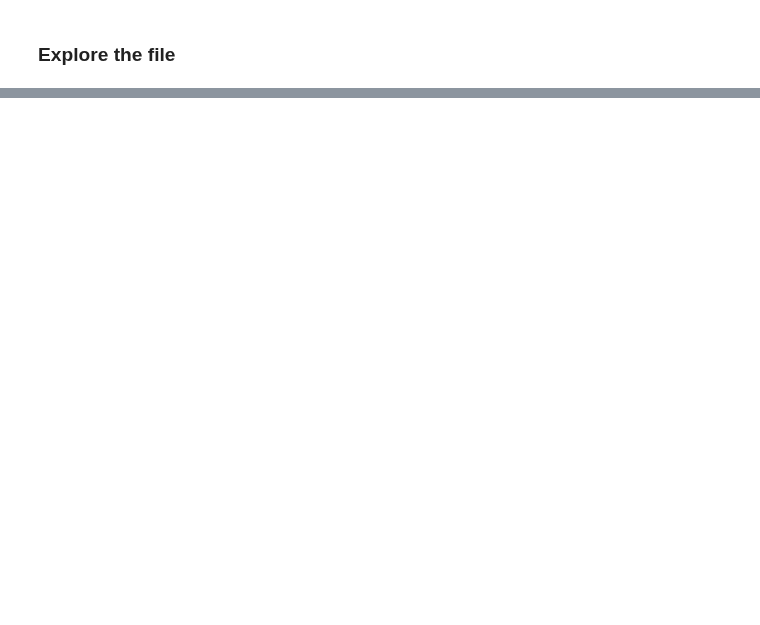
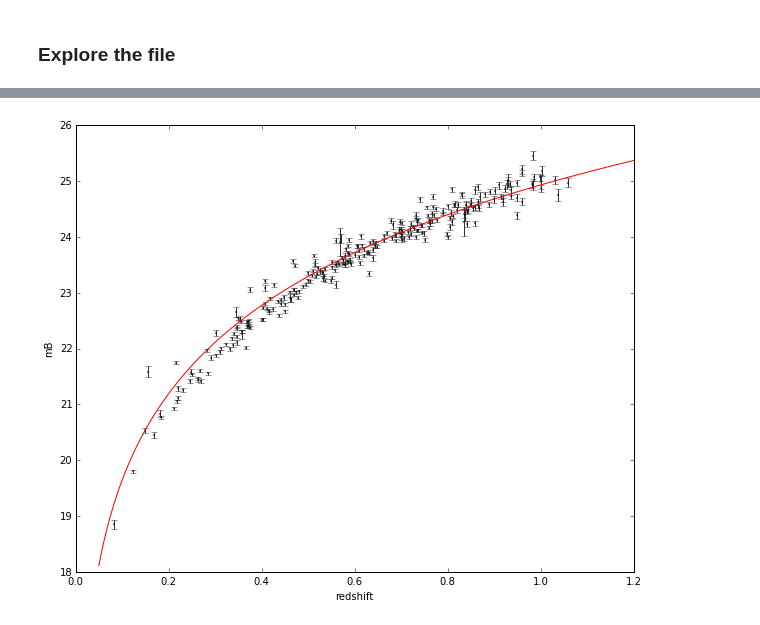
Before and after one commit to profjsb/python-bootcamp, a Jupyter notebook: Lectures/14_ScentificWorkflows/supernovae/snexplore.ipynb, the cells around one changed output, grey strips where cells are left out. Cells and saved outputs as stored; diff of their text form; code cells hidden in the pictures; blank space fills up the shorter version.

```diff
--- a/Lectures/14_ScentificWorkflows/supernovae/snexplore.ipynb
+++ b/Lectures/14_ScentificWorkflows/supernovae/snexplore.ipynb
@@ -70,0 +50,6 @@ array([b'03D1ar', b'03D1ar', b'03D1ar', b'03D1ar', b'03D1ar'],
+# %%
+cosmo = FlatLambdaCDM(H0=50., Om0=1.0)
+# %%
+plot_sn_data(z, mb_corr, mb_err, cosmo=cosmo)
+# %% [output]
+[figure, added]
```
Also changed, not shown: parts of 20 cells of this notebook, 5 other files.
